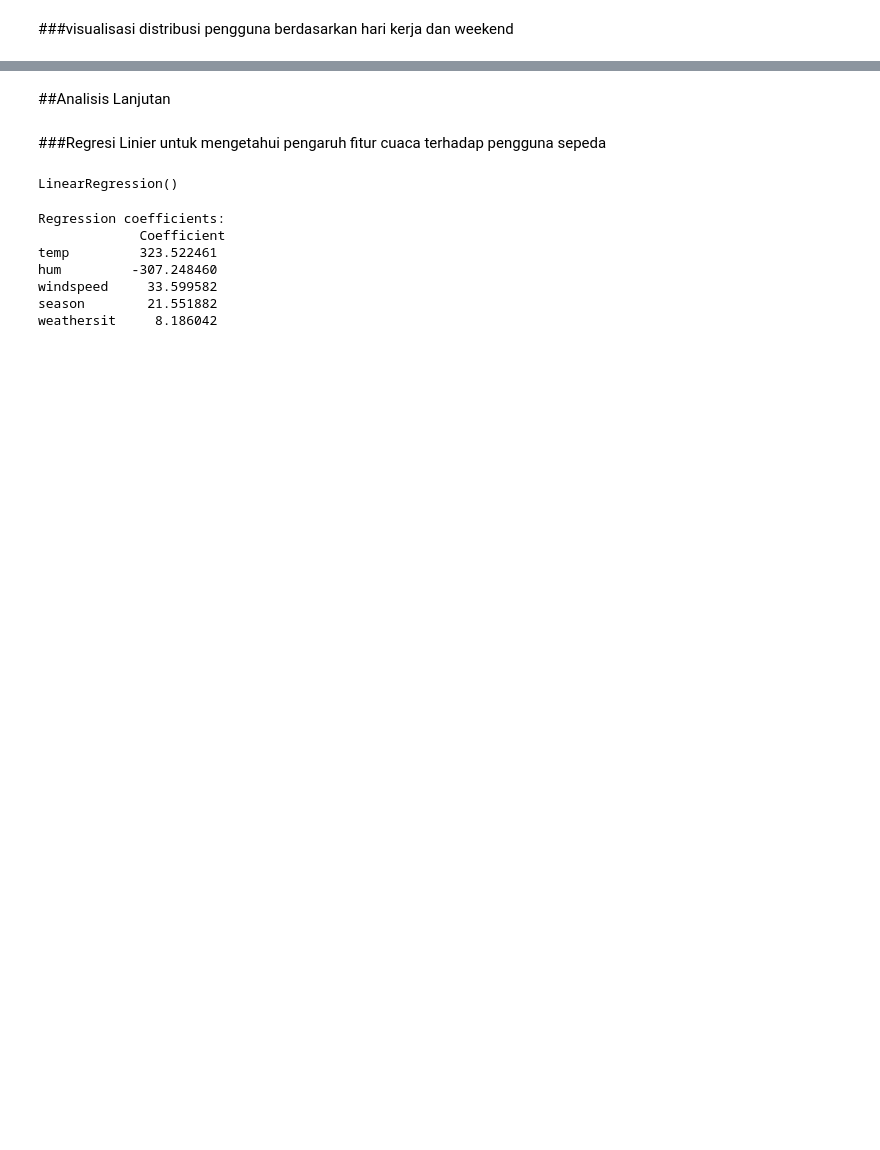
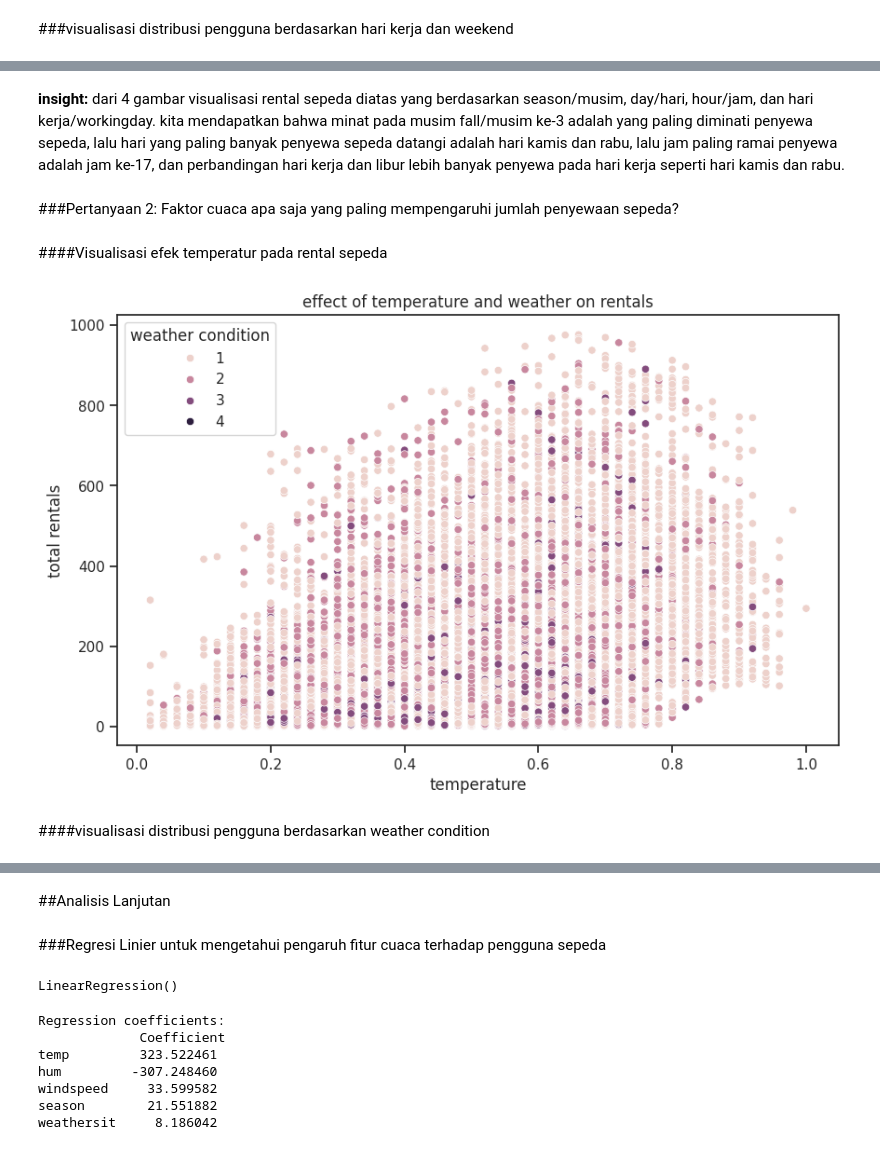
Before and after one commit to noahvlone/Fuzzy-logic-for-Predict-Temprature, a Jupyter notebook: Bike_Sharing_Analysis.ipynb, the cells around one changed output, grey strips where cells are left out. Cells and saved outputs as stored; diff of their text form; code cells hidden in the pictures; blank space fills up the shorter version.

```diff
--- a/Bike_Sharing_Analysis.ipynb
+++ b/Bike_Sharing_Analysis.ipynb
@@ -407,0 +445,18 @@ plt.show()
+# %% [markdown]
+**insight:** dari 4 gambar visualisasi rental sepeda diatas yang berdasarkan season/musim, day/hari, hour/jam, dan hari kerja/workingday. kita mendapatkan bahwa minat pada musim fall/musim ke-3 adalah yang paling diminati penyewa sepeda, lalu hari yang paling banyak penyewa sepeda datangi adalah hari kamis dan rabu, lalu jam paling ramai penyewa adalah jam ke-17, dan perbandingan hari kerja dan libur lebih banyak penyewa pada hari kerja seperti hari kamis dan rabu.
+# %% [markdown]
+###Pertanyaan 2: Faktor cuaca apa saja yang paling mempengaruhi jumlah penyewaan sepeda?
+# %% [markdown]
+####Visualisasi efek temperatur pada rental sepeda
+# %%
+plt.figure(figsize=(10, 6))
+sns.scatterplot(x='temp', y='cnt', data=hour_df, hue='weathersit')
+plt.title('effect of temperature and weather on rentals')
+plt.xlabel('temperature')
+plt.ylabel('total rentals')
+plt.legend(title='weather condition')
+plt.show()
+# %% [output]
+[figure, added]
+# %% [markdown]
+####visualisasi distribusi pengguna berdasarkan weather condition
```
Also changed, not shown: parts of 47 cells of this notebook.
